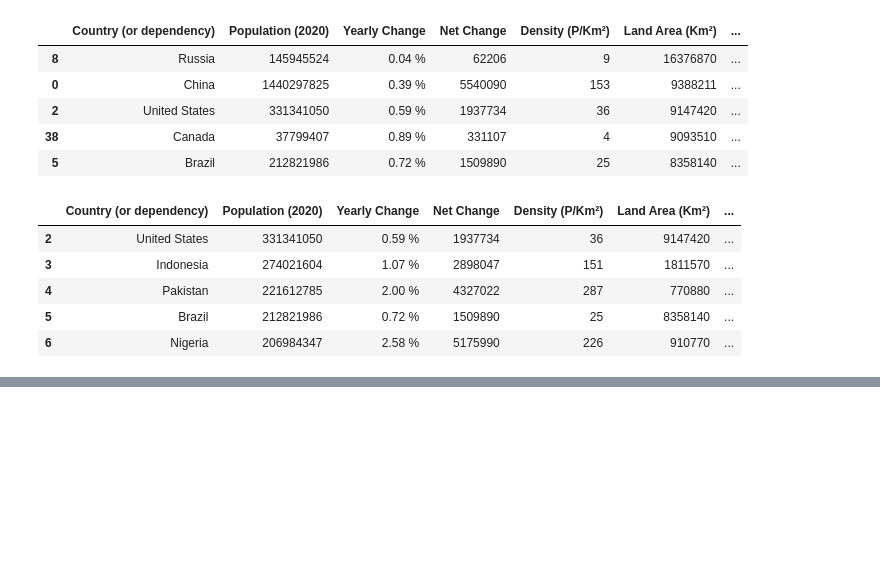
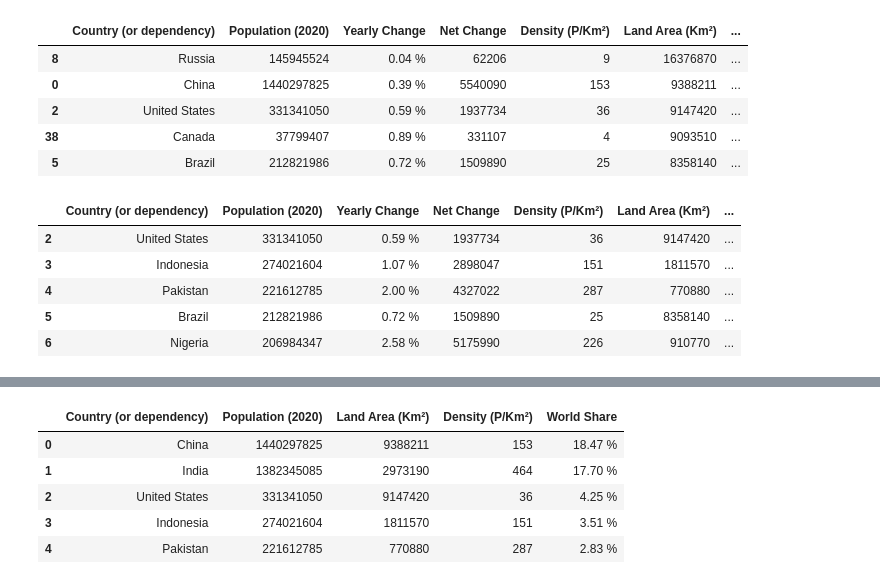
Before and after one commit to Fern1989/trabajo_final_curso_organidata, a Jupyter notebook: Trabajo_Final.ipynb, the cells around one changed output, grey strips where cells are left out. Cells and saved outputs as stored; diff of their text form; code cells hidden in the pictures; blank space fills up the shorter version.

```diff
--- a/Trabajo_Final.ipynb
+++ b/Trabajo_Final.ipynb
@@ -104,2 +130,13 @@ df.sort_values(['World Share'], ascending=[False]).head()
+# %%
+rows = [0,1,2,3,4,]
+columns = ['Country (or dependency)', 'Population (2020)','Land Area (Km²)', 'Density (P/Km²)',  'World Share']
+df.loc[rows,columns]
+# %% [output]
+|  | Country (or dependency) | Population (2020) | Land Area (Km²) | Density (P/Km²) | World Share |
+| 0 | China | 1440297825 | 9388211 | 153 | 18.47 % |
+| 1 | India | 1382345085 | 2973190 | 464 | 17.70 % |
+| 2 | United States | 331341050 | 9147420 | 36 | 4.25 % |
+| 3 | Indonesia | 274021604 | 1811570 | 151 | 3.51 % |
+| 4 | Pakistan | 221612785 | 770880 | 287 | 2.83 % |
 # %%
 datos_faltantes_df=df.copy()
```
Also changed, not shown: parts of 3 cells of this notebook.
